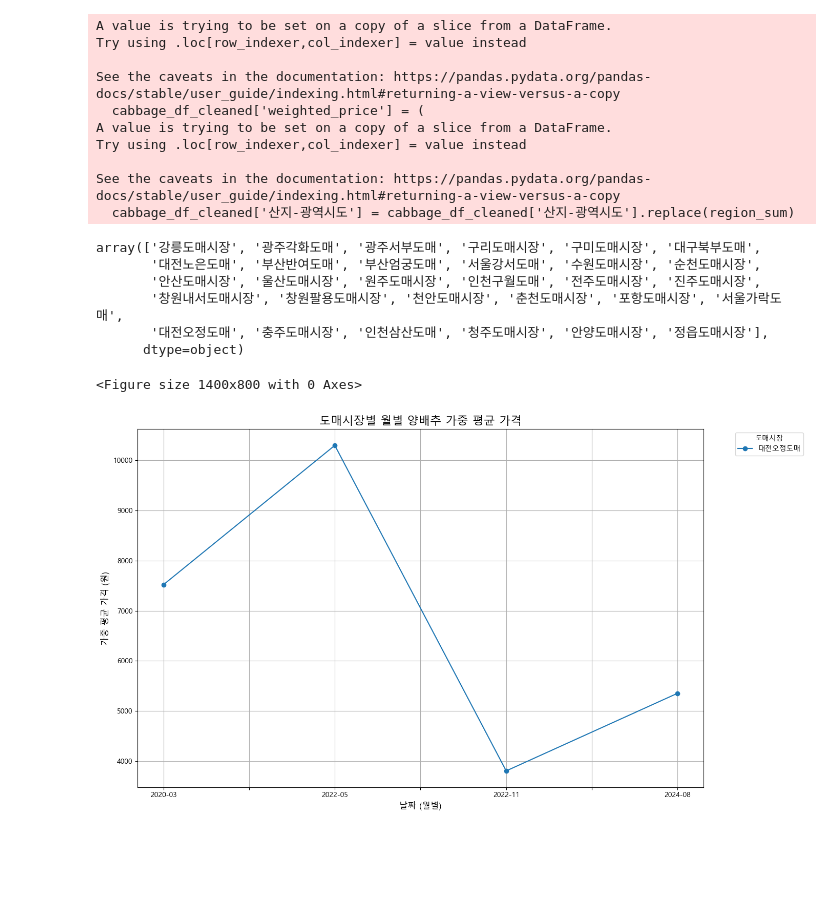
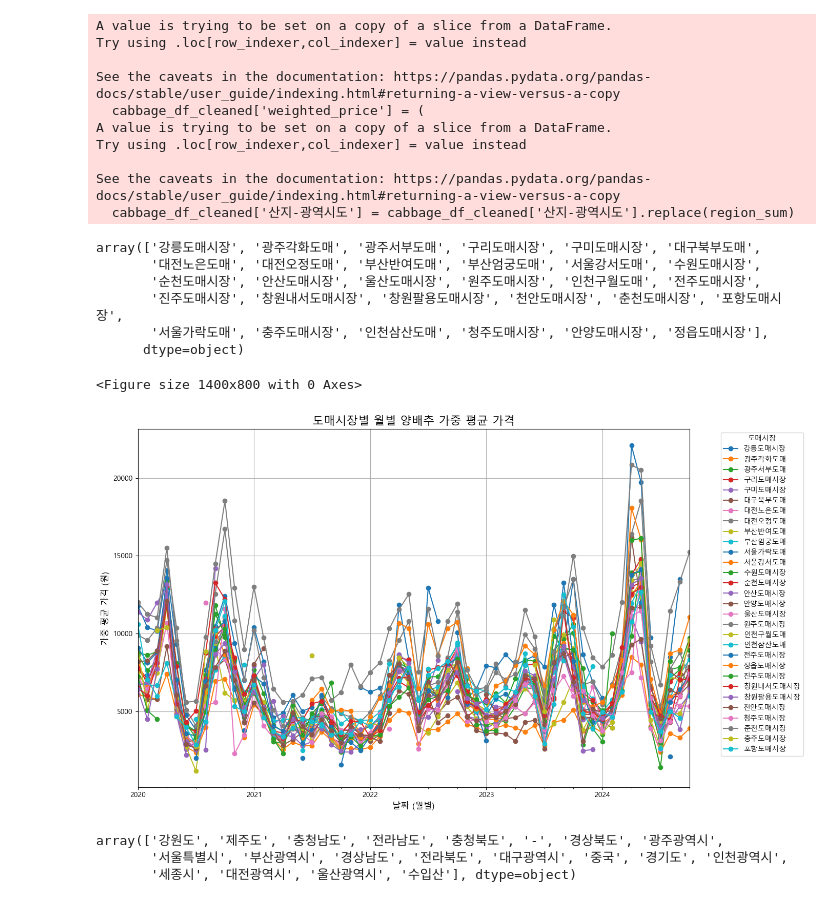
Before and after one commit to cocomong2/second-project, a Jupyter notebook: Mook/cabbage.ipynb, the cells around one changed output. Cells and saved outputs as stored; diff of their text form; code cells hidden in the pictures; blank space fills up the shorter version.

Commit message:
Mook add files

```diff
--- a/Mook/cabbage.ipynb
+++ b/Mook/cabbage.ipynb
@@ -4,7 +4,7 @@ import numpy as np
 import matplotlib.pyplot as plt
 import seaborn as sns
 # %%
-cabbage_df = pd.read_excel("D:/humanda/WORKSPACE/projects_mook/data-files2/양배추_가격.xlsx", engine='openpyxl')
+cabbage_df = pd.read_excel("data-files/양배추_가격.xlsx", engine='openpyxl')
 # %%
 cabbage_df.info()
 # %% [output]
@@ -28,0 +30,2 @@ memory usage: 466.0+ KB
+# %%
+cabbage_df['DATE'] = pd.to_datetime(cabbage_df['DATE'], format='%Y-%m')
@@ -86,34 +137,42 @@ See the caveats in the documentation: https://pandas.pydata.org/pandas-docs/stab
 weighted_avg_market['도매시장'].unique()
 # %% [output]
 array(['강릉도매시장', '광주각화도매', '광주서부도매', '구리도매시장', '구미도매시장', '대구북부도매',
-       '대전노은도매', '부산반여도매', '부산엄궁도매', '서울강서도매', '수원도매시장', '순천도매시장',
-       '안산도매시장', '울산도매시장', '원주도매시장', '인천구월도매', '전주도매시장', '진주도매시장',
-       '창원내서도매시장', '창원팔용도매시장', '천안도매시장', '춘천도매시장', '포항도매시장', '서울가락도매',
-       '대전오정도매', '충주도매시장', '인천삼산도매', '청주도매시장', '안양도매시장', '정읍도매시장'],
+       '대전노은도매', '대전오정도매', '부산반여도매', '부산엄궁도매', '서울강서도매', '수원도매시장',
+       '순천도매시장', '안산도매시장', '울산도매시장', '원주도매시장', '인천구월도매', '전주도매시장',
+       '진주도매시장', '창원내서도매시장', '창원팔용도매시장', '천안도매시장', '춘천도매시장', '포항도매시장',
+       '서울가락도매', '충주도매시장', '인천삼산도매', '청주도매시장', '안양도매시장', '정읍도매시장'],
       dtype=object)
 # %%
+#도매시장별 월별 가격 시각화
+
 import matplotlib.pyplot as plt
 
 #한글
 import matplotlib.pyplot as plt
 plt.rcParams['font.family'] ='Malgun Gothic'
 plt.rcParams['axes.unicode_minus'] =False
 
 
-cabbage_market_pivot = weighted_avg_market[weighted_avg_market['도매시장'] == '대전오정도매'].pivot(index='DATE', columns='도매시장', values='가중평균가격')
+cabbage_market_pivot = weighted_avg_market.pivot(index='DATE', columns='도매시장', values='가중평균가격')
 
 plt.figure(figsize=(14, 8))
 cabbage_market_pivot.plot(kind='line', figsize=(14, 8), marker='o')
 
 plt.title('도매시장별 월별 양배추 가중 평균 가격', fontsize=16)
 plt.xlabel('날짜 (월별)', fontsize=12)
 plt.ylabel('가중 평균 가격 (원)', fontsize=12)
 plt.grid(True)
 plt.legend(title='도매시장', bbox_to_anchor=(1.05, 1), loc='upper left')
 
 plt.tight_layout()
 plt.show()
 # %% [output]
 <Figure size 1400x800 with 0 Axes>
-[figure, old version]
+[figure, new version]
+# %%
+cabbage_df_cleaned['산지-광역시도'].unique()
+# %% [output]
+array(['강원도', '제주도', '충청남도', '전라남도', '충청북도', '-', '경상북도', '광주광역시',
+       '서울특별시', '부산광역시', '경상남도', '전라북도', '대구광역시', '중국', '경기도', '인천광역시',
+       '세종시', '대전광역시', '울산광역시', '수입산'], dtype=object)
 # %%
```
Also changed, not shown: parts of 24 cells of this notebook, 13 other files.
